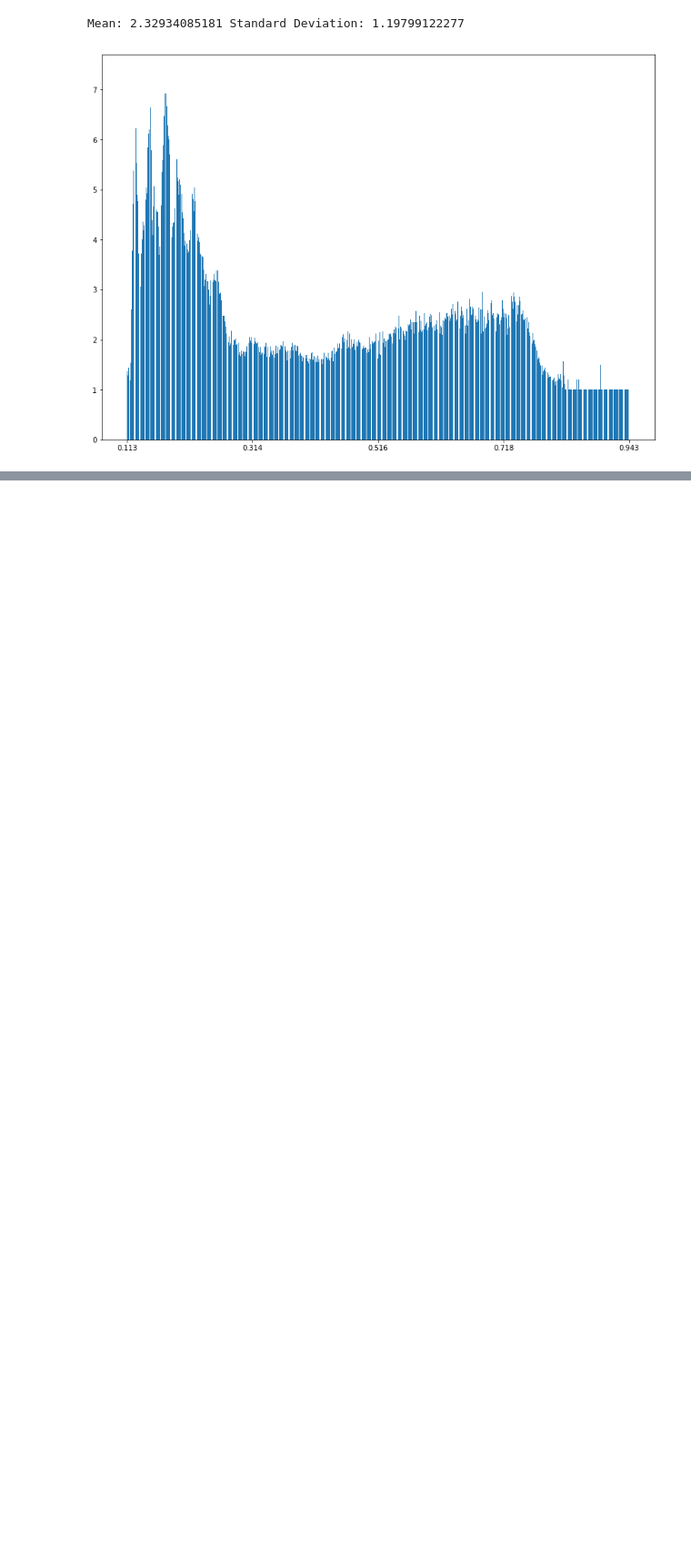
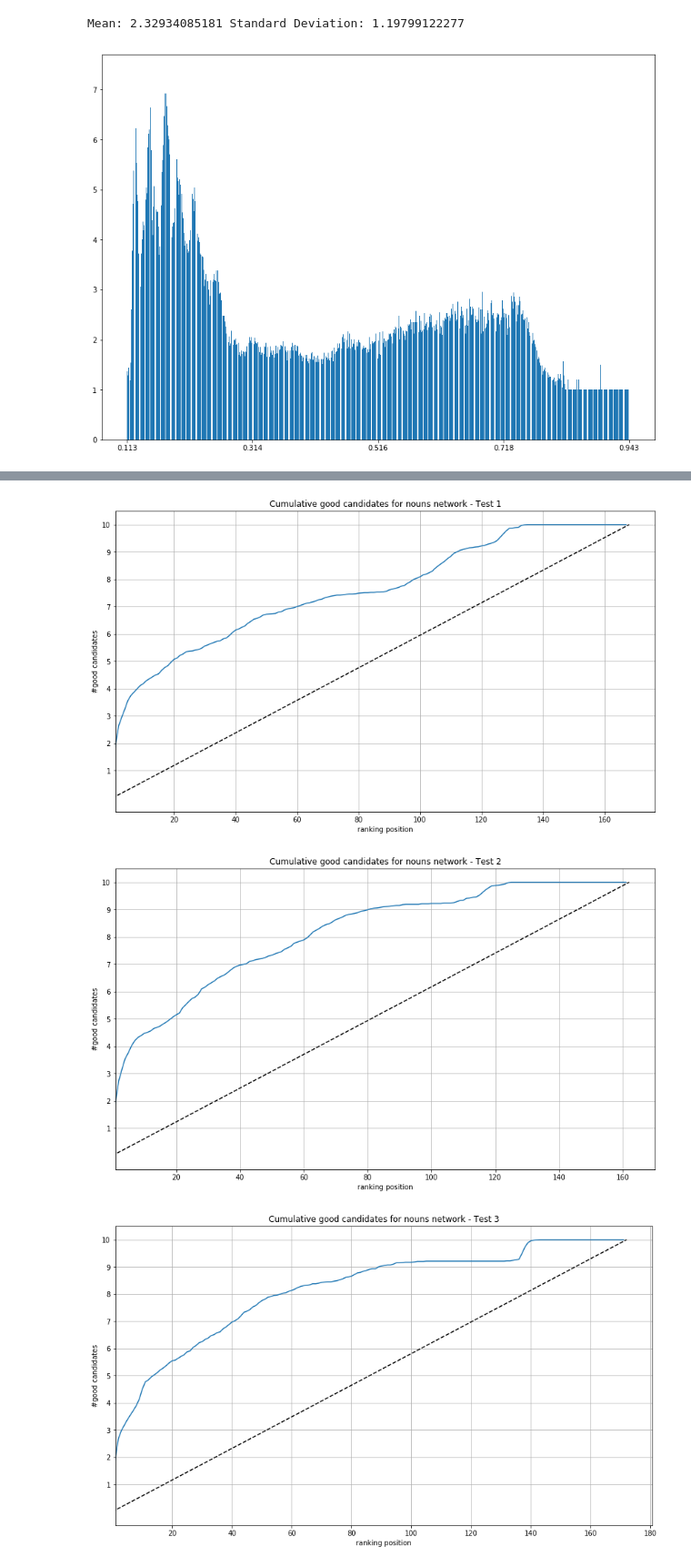
Before and after one commit to DataSciencePolimi/NetSKE, a Jupyter notebook: graphs/Finance Domain - 20 seeds - Candidates as Random.ipynb, the cells around one changed output, grey strips where cells are left out. Shown at 91% size. Saved outputs shown, nothing was run; the diff lists cells and outputs as text; code cells hidden in the pictures; blank space fills up the shorter version.

Commit message:
random user tests - conclusion

```diff
--- a/graphs/Finance Domain - 20 seeds - Candidates as Random.ipynb
+++ b/graphs/Finance Domain - 20 seeds - Candidates as Random.ipynb
@@ -300,0 +303,56 @@ Mean: 2.32934085181 Standard Deviation: 1.19799122277
+# %%
+domain = 'finance_20'
+path = '{}/random-test/test-network-features/'.format(domain)
+
+N = 10
+combinations = 100
+
+for test in range(1, 11):
+    # features file reading and metadata inclusion
+    userdata = pd.read_csv(path+'noun_network_{}_nodes.csv'.format(test), sep='\t') # match graph id and user instance
+    data = pd.read_csv(path+'user_features_w_{}.emb'.format(test), sep=' ', header=None, skiprows=1)
+    data = userdata.merge(data, left_on='id', right_on=0)
+    data.drop(0, inplace=True, axis=1)
+    data.columns = ['id_graph','id_user','username','usertype']+header
+
+    data = data[data['usertype'].isin(['seed','user'])]
+    data.reset_index(inplace=True)
+
+
+
+    ysum = np.zeros(data.shape[0] - N)
+    #alldistr = pd.DataFrame(columns=['sim','freq'])
+
+    for seeds in list(itertools.combinations(allseeds, N))[:combinations]:
+        effective_seeds = list(seeds)
+        good_candidates = list(set(allseeds)-(set(effective_seeds)))
+
+        seedsVectors = data[data['id_user'].isin(effective_seeds)]
+        centroid = computeCentroid(seedsVectors, header)
+        candidates = data[~data['id_user'].isin(effective_seeds)]
+
+        r = candidatesRanking(candidates, centroid, header)
+        r['good'] = r.apply(lambda x: True if x['id_user'] in good_candidates else False, axis=1)
+        y = cumulativeGoodCandidates(r)
+        ysum = ysum + y
+
+        #sim_distr = computeSimDistribution(r, 3)
+        #alldistr = pd.concat([alldistr, sim_distr])
+
+    y_avg = ysum.astype(float)/combinations
+
+    plt.figure(figsize=(14,8))
+    plt.title('Cumulative good candidates for nouns network - Test {}'.format(test))
+    plt.ylabel('#good candidates')
+    plt.xlabel('ranking position')
+
+    plt.plot(y_avg)
+    plt.plot([0, len(y_avg)],[0, 10], linestyle='--', color='black')
+    plt.xlim(xmin=1)
+
+    plt.yticks(range(1,11))
+    plt.grid(True)
+# %% [output]
+[figure, added]
+[figure, added]
+[figure, added]
```
Also changed, not shown: parts of 3 cells of this notebook, 34 other files.
